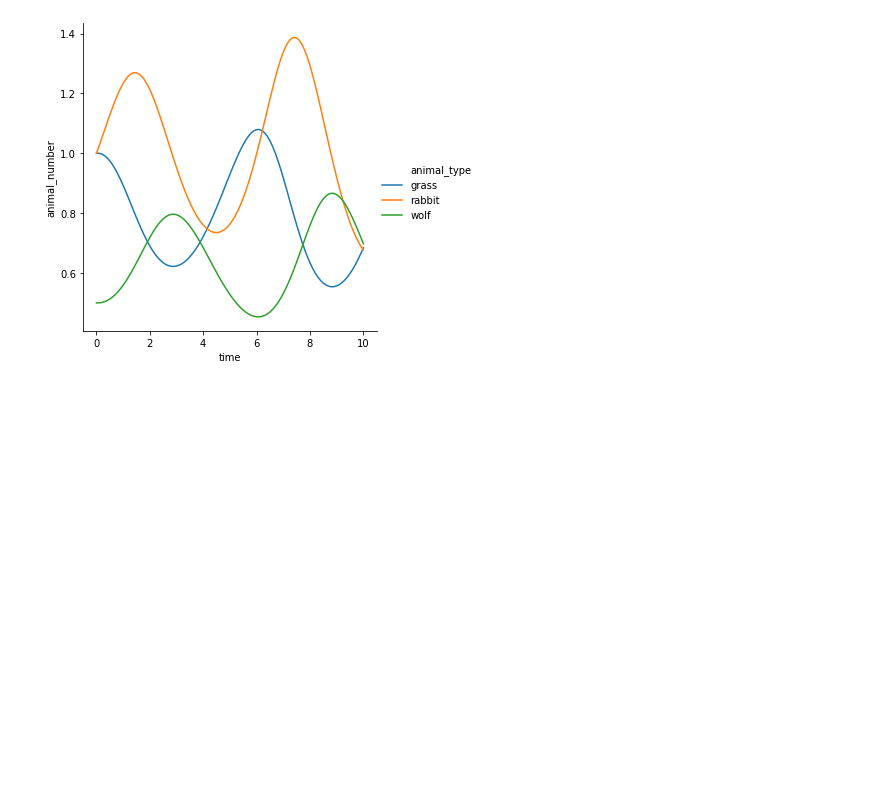
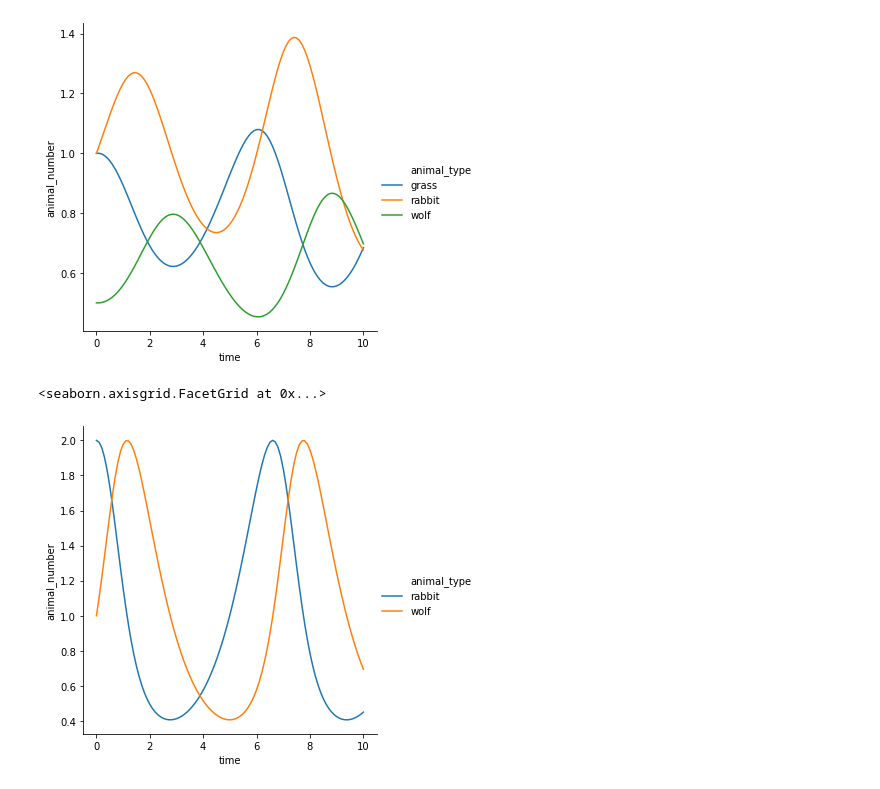
Before and after one commit to chluebi/Predator-and-Prey, a Jupyter notebook: guide.ipynb, the cells around one changed output. Drawn from its saved outputs; the diff is of its cells as text; code cells hidden in the pictures; blank space fills up the shorter version.

Commit message:
added explanation of compression and prune to the guide

```diff
--- a/guide.ipynb
+++ b/guide.ipynb
@@ -151,3 +151,27 @@ sns.relplot(x="time", y="animal_number", hue="animal_type", kind='line', data=co
 # %% [output]
 <seaborn.axisgrid.FacetGrid at 0x...>
 [figure]
+# %%
+# As you may have noticed/suspected, this library is not perfect at simulating derivatives, it actually overshoots inversly proportional to the stepsize
+# But decreasing the stepsize means having to simulate a lot more steps to get the same result
+# This can create unwieldy amounts of data, which is why the optional parameter of "compression" exists
+
+model = pnp.SimpleModel()
+model.population['rabbit'] = 2 # removing the equilibrium
+
+# Here we add "compression=x"
+# This means only saving every xth step!
+seperate_df, combined_df = model.run_simulation(10**5, 10**-4, compression=10**3) # Running the simulation
+
+# A good rule of thumb is the following ratio
+# stepamount a: 1
+# stepsize s: 10/s
+# compression c: a/100
+
+# You may notice that running the simulation takes a bit more time
+
+# But due to our compression, plotting is still fast!
+sns.relplot(x="time", y="animal_number", hue="animal_type", kind='line', data=combined_df)
+# %% [output]
+<seaborn.axisgrid.FacetGrid at 0x...>
+[figure, added]
```
Also changed, not shown: parts of 8 cells of this notebook.
